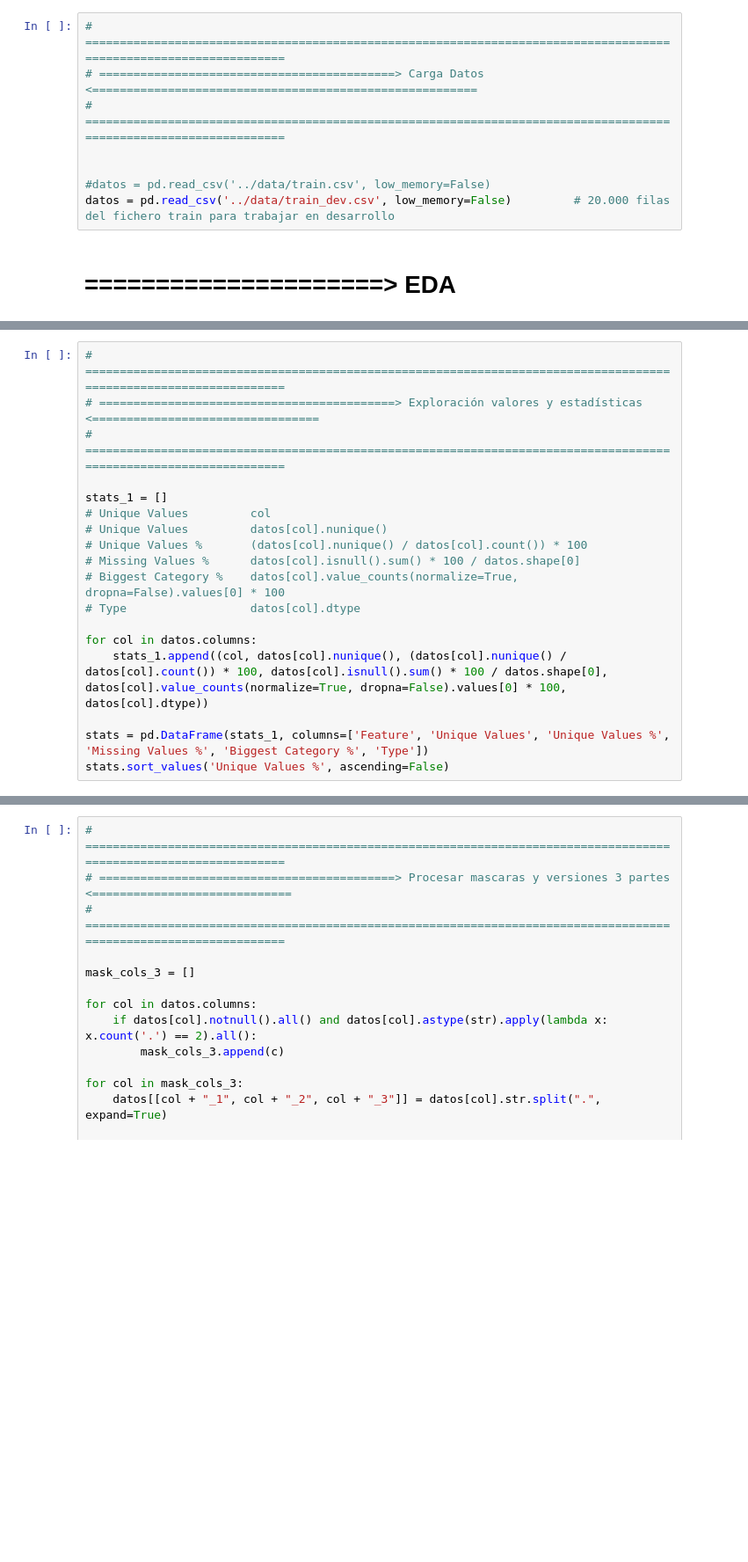
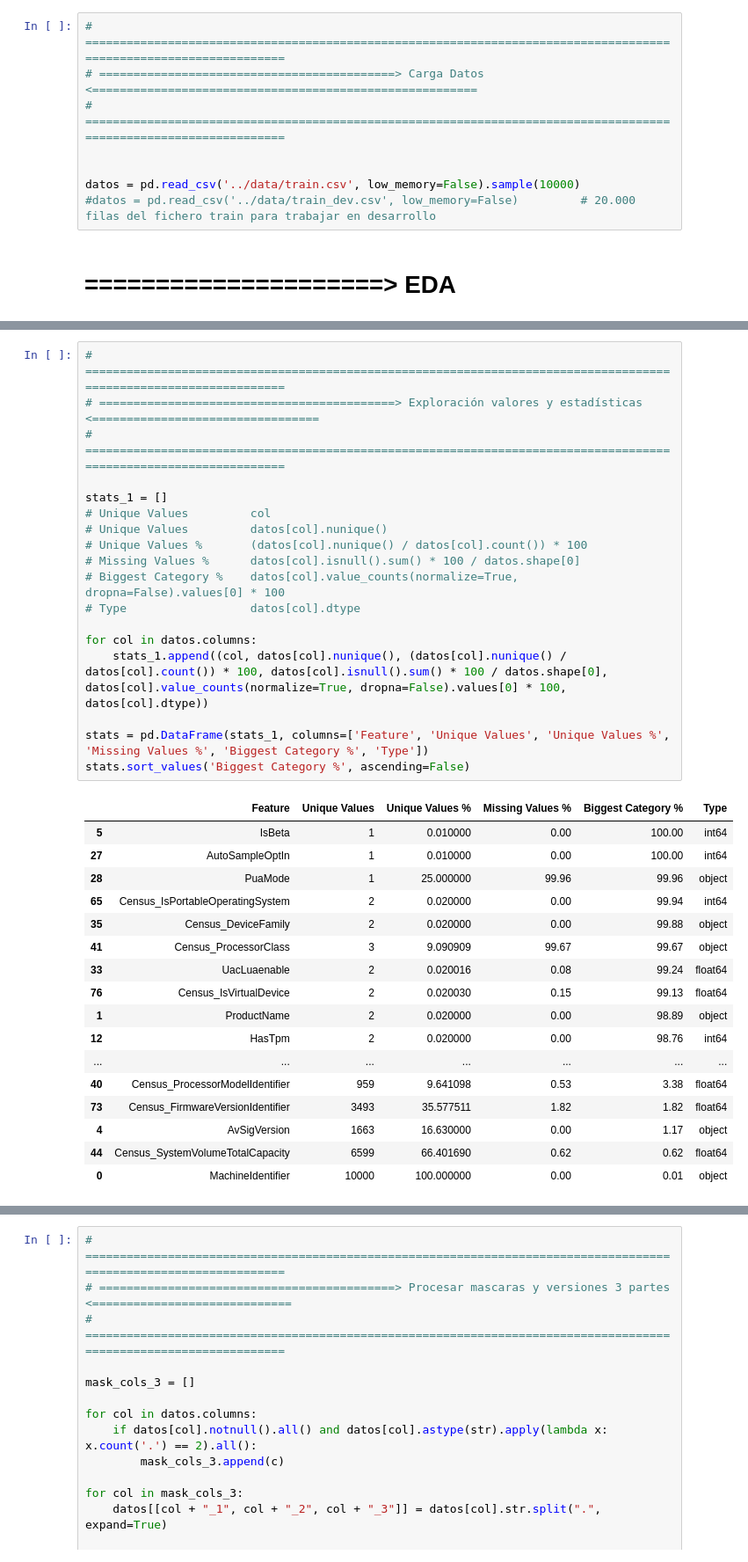
Before and after one commit to JorgeCostaMacia/kaggle-bootcamp-data-science-y-python, a Jupyter notebook: src/main.ipynb, the cells around one changed output, grey strips where cells are left out. Shown at 88% size. Saved outputs shown, nothing was run; the diff lists cells and outputs as text; blank space fills up the shorter version.

Commit message:
CheckPoint Hasta train

```diff
--- a/src/main.ipynb
+++ b/src/main.ipynb
@@ -74,8 +74,8 @@ pd.set_option('display.max_rows', None)
 # ==================================================================================================================
 
 
-#datos = pd.read_csv('../data/train.csv', low_memory=False)
-datos = pd.read_csv('../data/train_dev.csv', low_memory=False)         # 20.000 filas del fichero train para trabajar en desarrollo
+datos = pd.read_csv('../data/train.csv', low_memory=False).sample(10000)
+#datos = pd.read_csv('../data/train_dev.csv', low_memory=False)         # 20.000 filas del fichero train para trabajar en desarrollo
 # %% [markdown]
 # =====================> EDA
 # %%
@@ -117,21 +187,39 @@ datos.isna().sum().sort_values(ascending=False)
 # %%
 # ==================================================================================================================
 # ===========================================> Exploración valores y estadísticas <=================================
 # ==================================================================================================================
 
 stats_1 = []
 # Unique Values         col
 # Unique Values         datos[col].nunique()
 # Unique Values %       (datos[col].nunique() / datos[col].count()) * 100
 # Missing Values %      datos[col].isnull().sum() * 100 / datos.shape[0]
 # Biggest Category %    datos[col].value_counts(normalize=True, dropna=False).values[0] * 100
 # Type                  datos[col].dtype
 
 for col in datos.columns:
     stats_1.append((col, datos[col].nunique(), (datos[col].nunique() / datos[col].count()) * 100, datos[col].isnull().sum() * 100 / datos.shape[0], datos[col].value_counts(normalize=True, dropna=False).values[0] * 100, datos[col].dtype))
 
 stats = pd.DataFrame(stats_1, columns=['Feature', 'Unique Values', 'Unique Values %', 'Missing Values %', 'Biggest Category %', 'Type'])
-stats.sort_values('Unique Values %', ascending=False)
+stats.sort_values('Biggest Category %', ascending=False)
+# %% [output]
+|  | Feature | Unique Values | Unique Values % | Missing Values % | Biggest Category % | Type |
+| 5 | IsBeta | 1 | 0.010000 | 0.00 | 100.00 | int64 |
+| 27 | AutoSampleOptIn | 1 | 0.010000 | 0.00 | 100.00 | int64 |
+| 28 | PuaMode | 1 | 25.000000 | 99.96 | 99.96 | object |
+| 65 | Census_IsPortableOperatingSystem | 2 | 0.020000 | 0.00 | 99.94 | int64 |
+| 35 | Census_DeviceFamily | 2 | 0.020000 | 0.00 | 99.88 | object |
+| 41 | Census_ProcessorClass | 3 | 9.090909 | 99.67 | 99.67 | object |
+| 33 | UacLuaenable | 2 | 0.020016 | 0.08 | 99.24 | float64 |
+| 76 | Census_IsVirtualDevice | 2 | 0.020030 | 0.15 | 99.13 | float64 |
+| 1 | ProductName | 2 | 0.020000 | 0.00 | 98.89 | object |
+| 12 | HasTpm | 2 | 0.020000 | 0.00 | 98.76 | int64 |
+| ... | ... | ... | ... | ... | ... | ... |
+| 40 | Census_ProcessorModelIdentifier | 959 | 9.641098 | 0.53 | 3.38 | float64 |
+| 73 | Census_FirmwareVersionIdentifier | 3493 | 35.577511 | 1.82 | 1.82 | float64 |
+| 4 | AvSigVersion | 1663 | 16.630000 | 0.00 | 1.17 | object |
+| 44 | Census_SystemVolumeTotalCapacity | 6599 | 66.401690 | 0.62 | 0.62 | float64 |
+| 0 | MachineIdentifier | 10000 | 100.000000 | 0.00 | 0.01 | object |
 # %%
 # ==================================================================================================================
 # ===========================================> Eliminar valores nulos <=============================================
```
Also changed, not shown: parts of 25 cells of this notebook, 10 other files.
